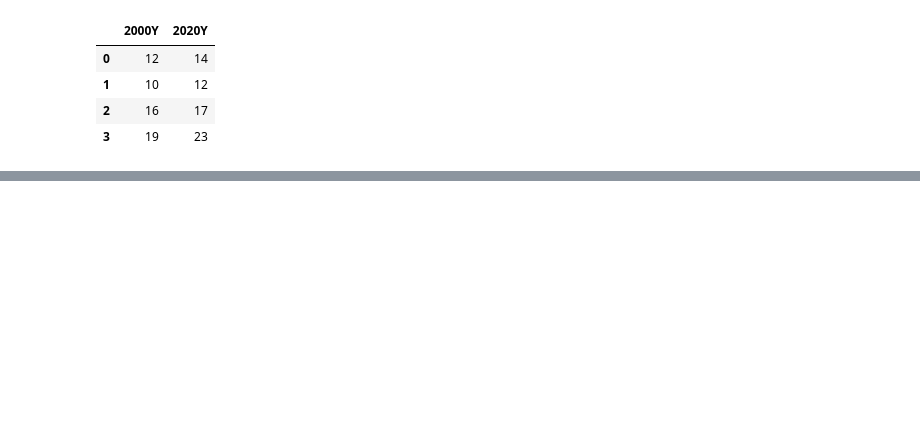
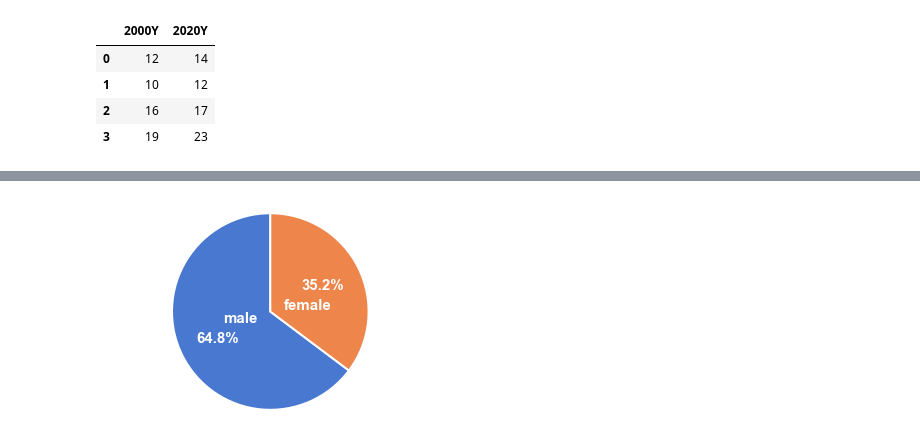
Before and after one commit to ikymbiz/self_lib, a Jupyter notebook: self_lib/graph.ipynb, the cells around one changed output, grey strips where cells are left out. Cells and saved outputs as stored; diff of their text form; code cells hidden in the pictures; blank space fills up the shorter version.

```diff
--- a/self_lib/graph.ipynb
+++ b/self_lib/graph.ipynb
@@ -104,0 +275,5 @@ g.duplex(main_title="T month compare",
+# %%
+import graph as g
+g.per_pie(data['Sex'])
+# %% [output]
+[figure, added]
```
Also changed, not shown: parts of 20 cells of this notebook, 6 other files.
